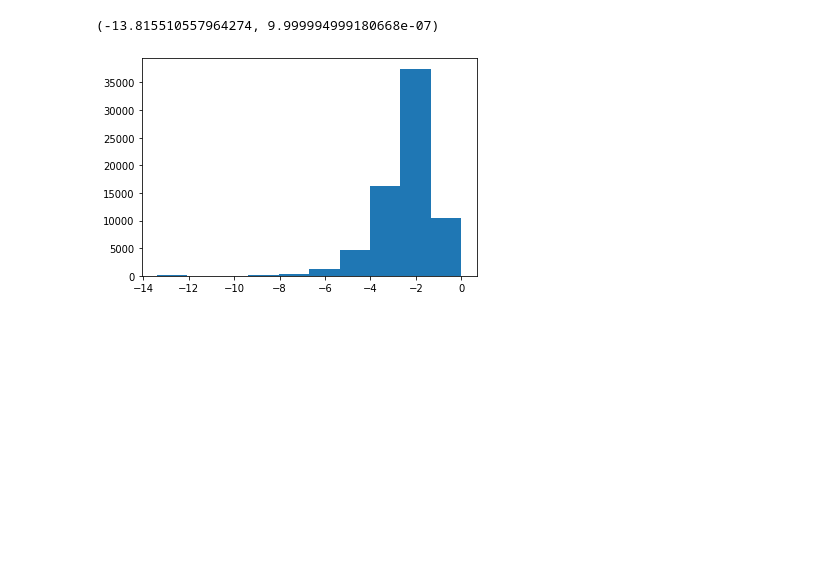
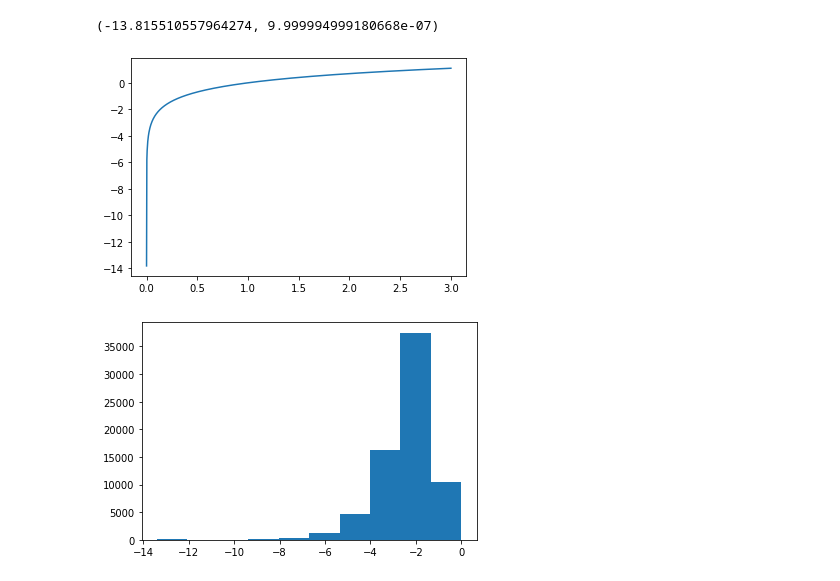
Before and after one commit to kurmukovai/ebm-progression, a Jupyter notebook: notebooks/1_run_experiment.ipynb, the cells around one changed output. Drawn from its saved outputs; the diff is of its cells as text; code cells hidden in the pictures; blank space fills up the shorter version.

```diff
--- a/notebooks/1_run_experiment.ipynb
+++ b/notebooks/1_run_experiment.ipynb
@@ -26,6 +32,10 @@ np.unique(log_p_e).min(), np.unique(log_p_e).max()
 np.unique(log_p_not_e).min(), np.unique(log_p_not_e).max()
 # %% [output]
 (-13.815510557964274, 9.999994999180668e-07)
+# %%
+plt.plot(np.linspace(1e-6, 3, 1000), np.log(np.linspace(1e-6, 3, 1000)));
+# %% [output]
+[figure, added]
 # %%
 plt.hist(np.unique(log_p_e));
 # %% [output]
```
Also changed, not shown: parts of 13 cells of this notebook, 4 other files.
